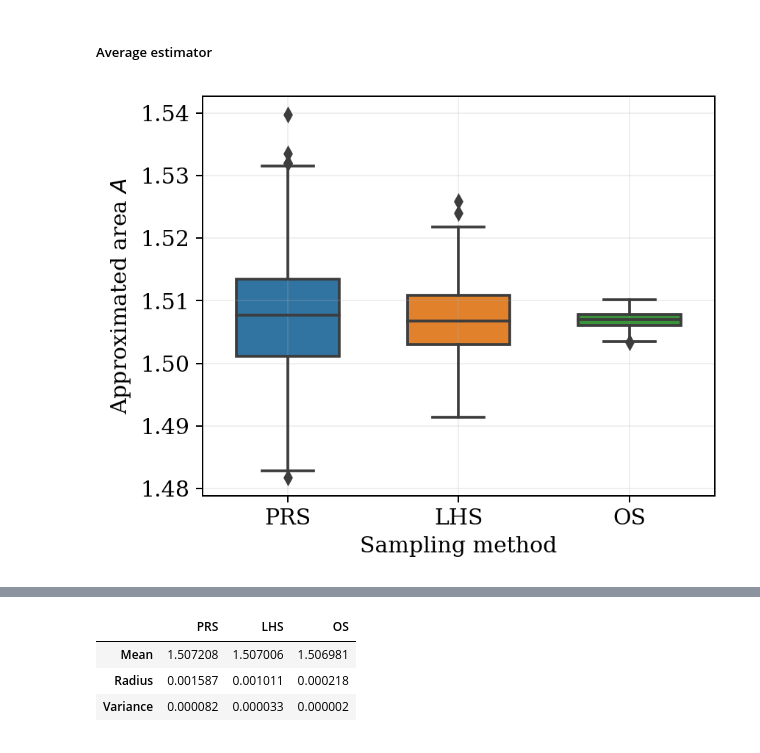
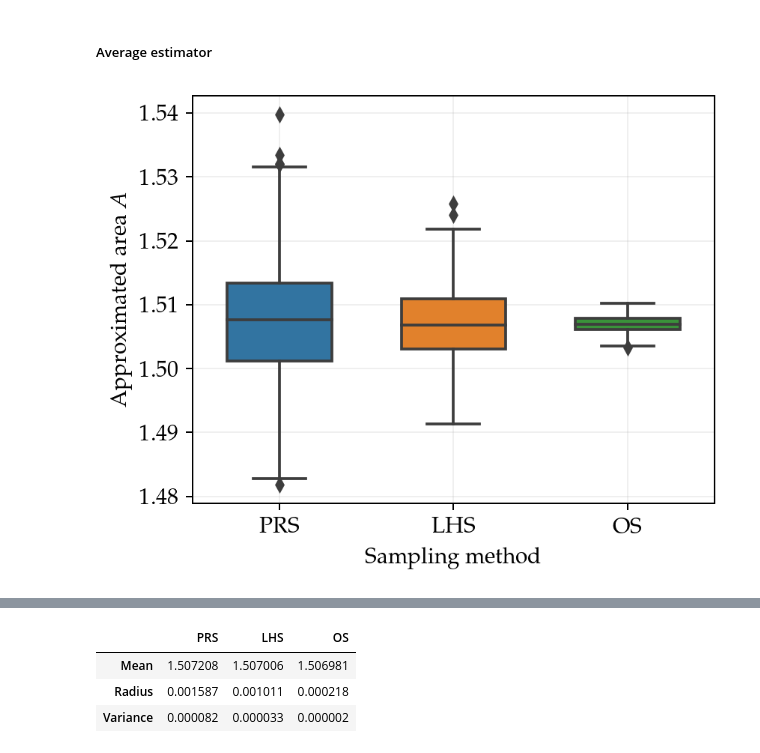
Before and after one commit to soudy/stoch-simulation-assignment1, a Jupyter notebook: notebooks/Mandelbrot_Monte_Carlo.ipynb, the cells around one changed output, grey strips where cells are left out. Drawn from its saved outputs; the diff is of its cells as text; code cells hidden in the pictures.

```diff
--- a/notebooks/Mandelbrot_Monte_Carlo.ipynb
+++ b/notebooks/Mandelbrot_Monte_Carlo.ipynb
@@ -37,7 +37,7 @@ mpl.rcParams["figure.dpi"] = 180
 mpl.rcParams["legend.fontsize"] = 12
 mpl.rcParams["font.size"] = 12
 
-TEX_PLOTS = False
+TEX_PLOTS = True
 
 if TEX_PLOTS:
     plt.rc("text", usetex=True)
@@ -544,27 +542,28 @@ Approx_areas_list_OS_Av_est = sum(Approx_areas_list_OS_Av_est, [])
 # %%
 fig = plt.figure(figsize=(5, 4))
 
 Values_Uniform = np.array(Approx_areas_list_Uni_Av_est)
 Values_LHS = np.array(Approx_areas_list_LHS_Av_est)
 Values_OS = np.array(Approx_areas_list_OS_Av_est)
 Data_uniform = np.array([np.repeat("PRS", len(Values_Uniform)), Values_Uniform])
 Data_LHS = np.array([np.repeat("LHS", len(Values_LHS)), Values_LHS])
 Data_OS = np.array([np.repeat("OS", len(Values_OS)), Values_OS])
 Data = np.concatenate([Data_uniform, Data_LHS, Data_OS], axis = 1)
 
 df = pd.DataFrame(Data.T, columns = ["Sampling methods", "Approximated Area"])
 df = df.astype({"Approximated Area" : float})
 ax = sns.boxplot(x="Sampling methods", y="Approximated Area",  data=df, width = 0.6, zorder=3)
+ax.set_axisbelow(True)
 plt.grid(alpha = 0.2, zorder=0)
 plt.ylabel("Approximated area $A$")
 plt.xlabel("Sampling method")
 
 if TEX_PLOTS:
     plt.savefig('figures/boxplot_sampling_differences.pdf',  bbox_inches='tight')
 
 plt.show()
 # %% [output]
-[figure, old version]
+[figure, new version]
 # %%
 fig = plt.figure(figsize=(5, 4))
 plt.grid(alpha = 0.2)
```
Also changed, not shown: parts of 6 cells of this notebook, 11 other files.
